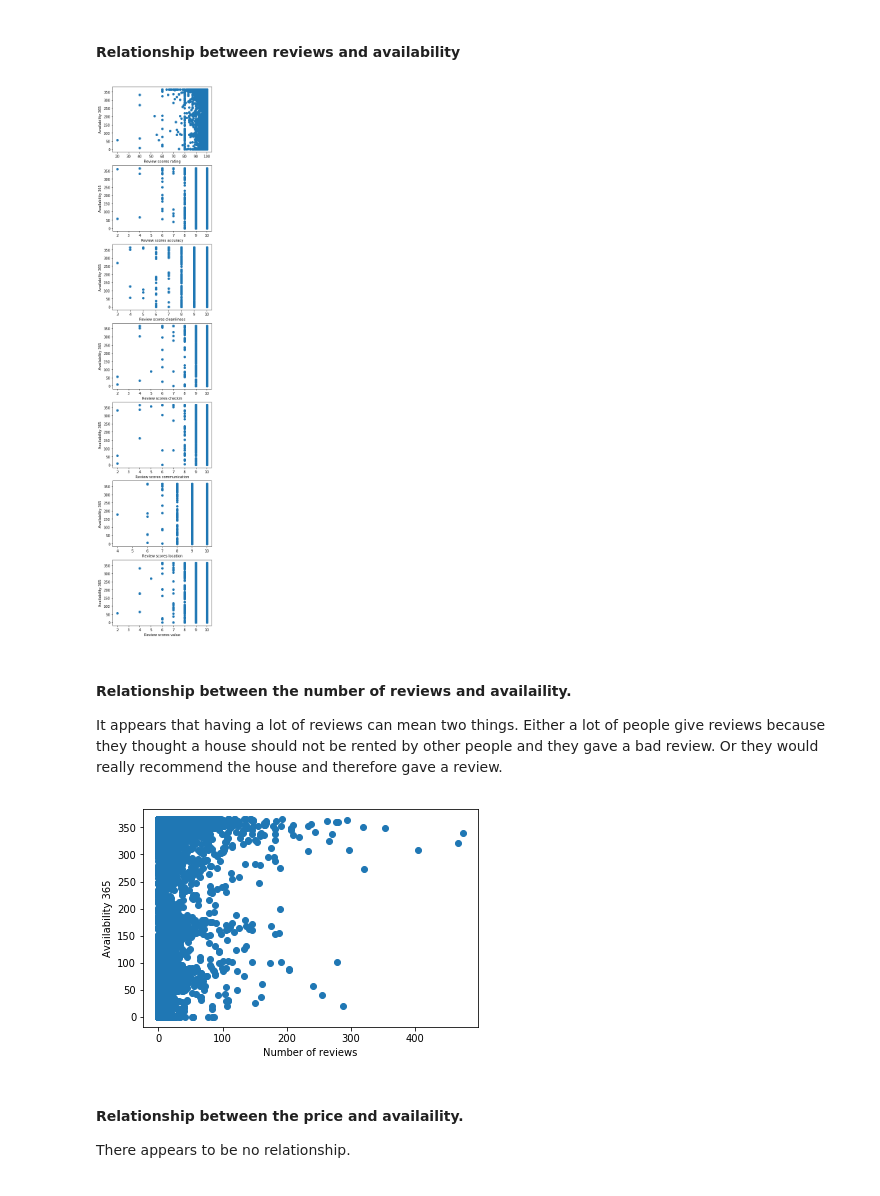
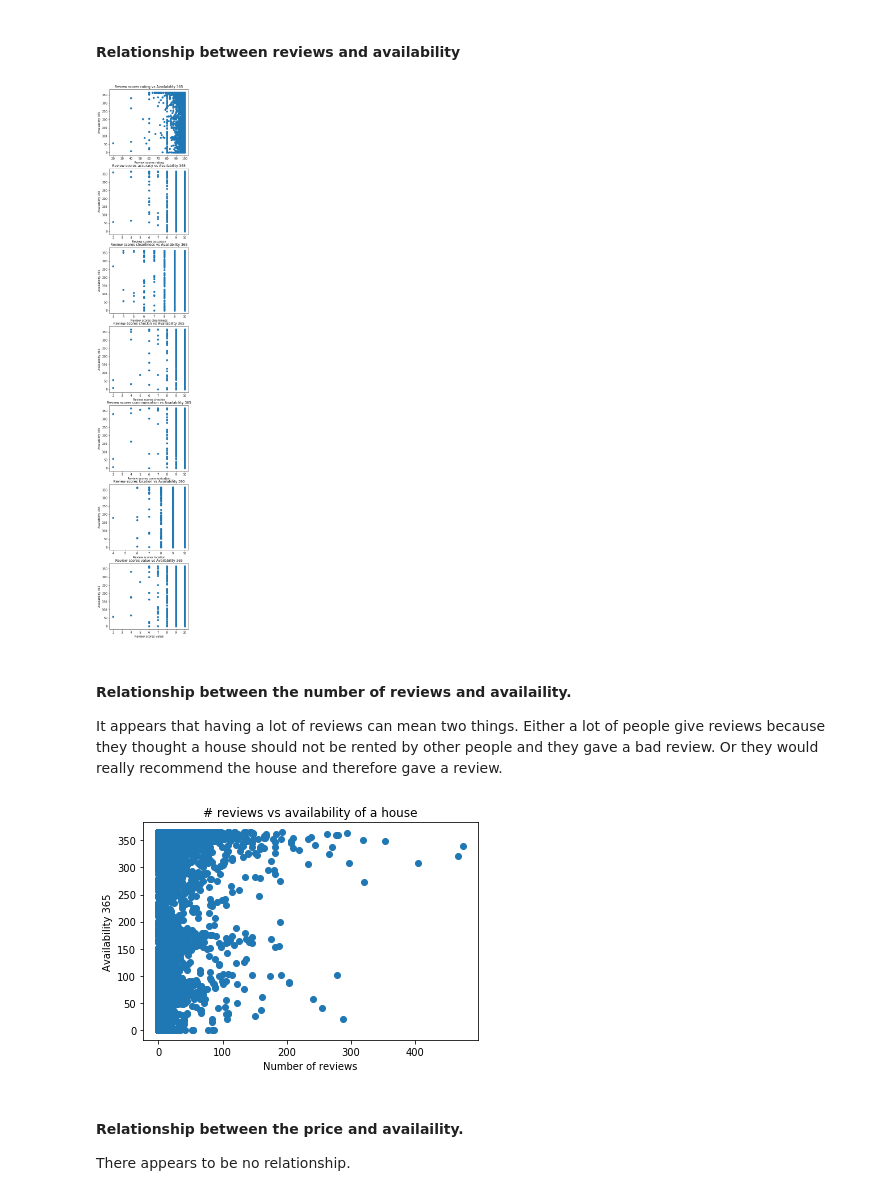
Before and after one commit to FrankTub/Airbnb-bookings, a Jupyter notebook: seattle_airbnb.ipynb, the cells around one changed output. Cells and saved outputs as stored; diff of their text form; code cells hidden in the pictures.

Commit message:
Added title to scatterplots

```diff
--- a/seattle_airbnb.ipynb
+++ b/seattle_airbnb.ipynb
@@ -200,19 +200,19 @@ ut.box_plot(data, kpi, 'calculated_host_listings_count', plt);
 # %%
 cols = ['review_scores_rating', 'review_scores_accuracy', 'review_scores_cleanliness', 'review_scores_checkin', 'review_scores_communication', 'review_scores_location', 'review_scores_value']
 
-fig, ax = plt.subplots(figsize=(5, 28))
+fig, ax = plt.subplots(figsize=(5, 35))
 for idx, col in enumerate(cols):
     plt.subplot(len(cols), 1, idx+1) #create subplots
     ut.scatter_plot(data, kpi, col, plt);
 # %% [output]
-[figure, old version]
+[figure, new version]
 # %% [markdown]
 #### Relationship between the number of reviews and availaility.
 It appears that having a lot of reviews can mean two things. Either a lot of people give reviews because they thought a house should not be rented by other people and they gave a bad review. Or they would really recommend the house and therefore gave a review.
 # %%
-ut.scatter_plot(data, kpi, 'number_of_reviews', plt);
+ut.scatter_plot(data, kpi, 'number_of_reviews', plt, '# reviews vs availability of a house');
 # %% [output]
-[figure, old version]
+[figure, new version]
 # %% [markdown]
 #### Relationship between the price and availaility.
 There appears to be no relationship.
```
Also changed, not shown: parts of 2 cells of this notebook, 1 other file.
